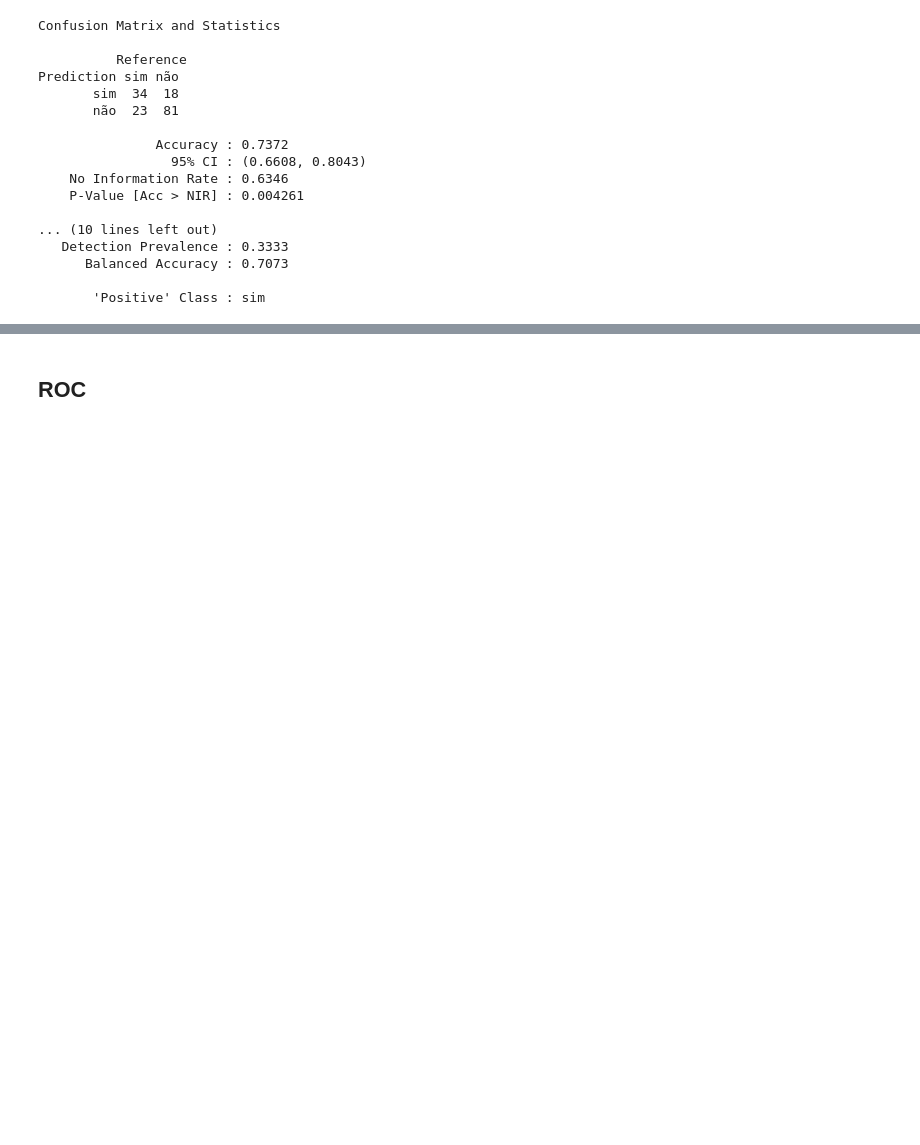
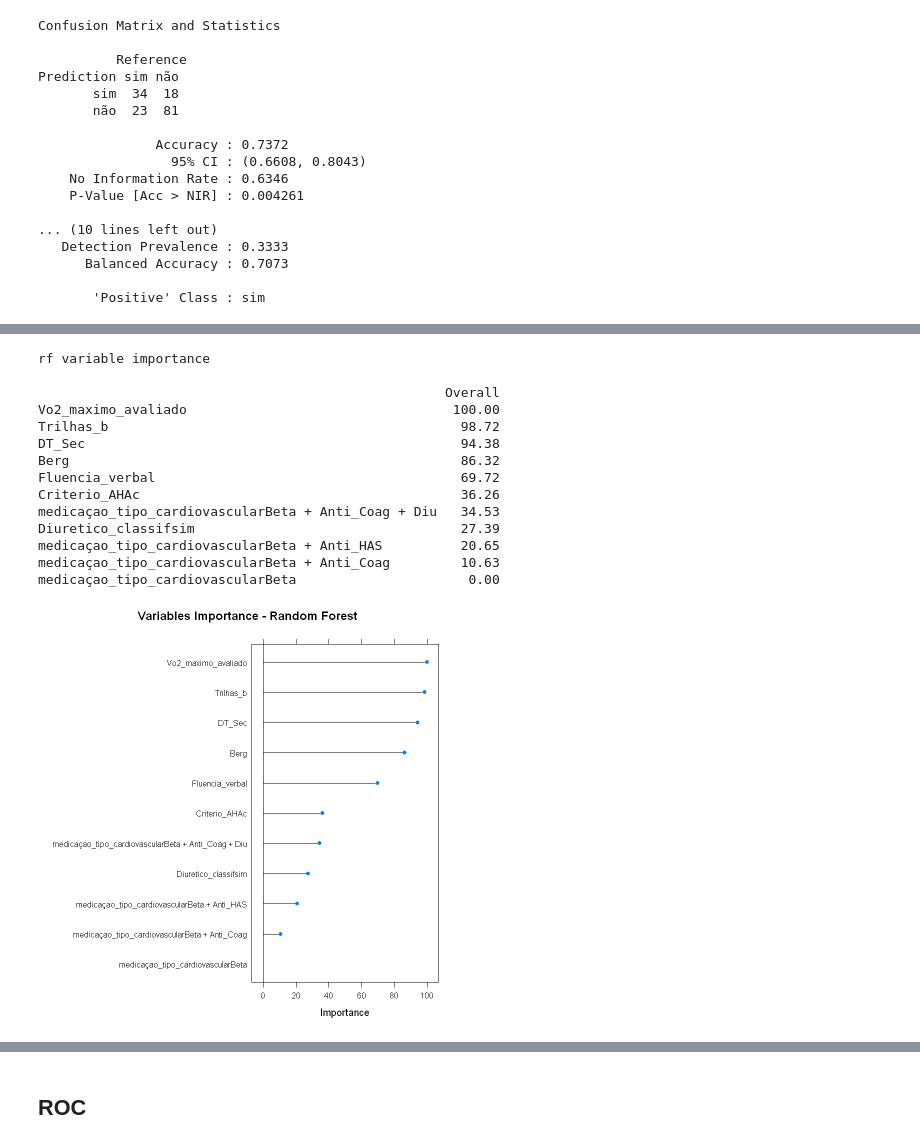
Before and after one commit to RenanBaltar/Analises_Heitor, a Jupyter notebook: Analise_Heitor_tese.ipynb, the cells around one changed output, grey strips where cells are left out. Cells and saved outputs as stored; diff of their text form; code cells hidden in the pictures; blank space fills up the shorter version.

```diff
--- a/Analise_Heitor_tese.ipynb
+++ b/Analise_Heitor_tese.ipynb
@@ -856,0 +1001,14 @@ Prediction sim não
+# %%
+#F-BETA
+fbeta2 <- function (data, lev = NULL, model = NULL) {
+  fb_val2 <- FBeta_Score(data$obs, data$pred, beta=0.5)
+  c(FB2 = fb_val2)
+}
+set.seed(3)
+RF_fbeta2 <- train(Caidor~.,
+                     data = BD_RF_rfe2,
+                     method = "rf",
+                     metric = "FB2",
+                     trControl = trainControl(method='cv',number=5,savePredictions=TRUE,search="grid",summaryFunction=fbeta2))
+RF_fbeta2
+RF_fbeta2$finalModel
@@ -856,0 +1045,19 @@ Prediction sim não
+# %%
+varImp(RF_fbeta2)
+plot(varImp(RF_fbeta2),main="Variables Importance - Random Forest")
+# %% [output]
+rf variable importance
+
+                                                    Overall
+Vo2_maximo_avaliado                                  100.00
+Trilhas_b                                             98.72
+DT_Sec                                                94.38
+Berg                                                  86.32
+Fluencia_verbal                                       69.72
+Criterio_AHAc                                         36.26
+medicaçao_tipo_cardiovascularBeta + Anti_Coag + Diu   34.53
+Diuretico_classifsim                                  27.39
+medicaçao_tipo_cardiovascularBeta + Anti_HAS          20.65
+medicaçao_tipo_cardiovascularBeta + Anti_Coag         10.63
+medicaçao_tipo_cardiovascularBeta                      0.00
+[figure, added]
```
Also changed, not shown: parts of 22 cells of this notebook, 1 other file.
